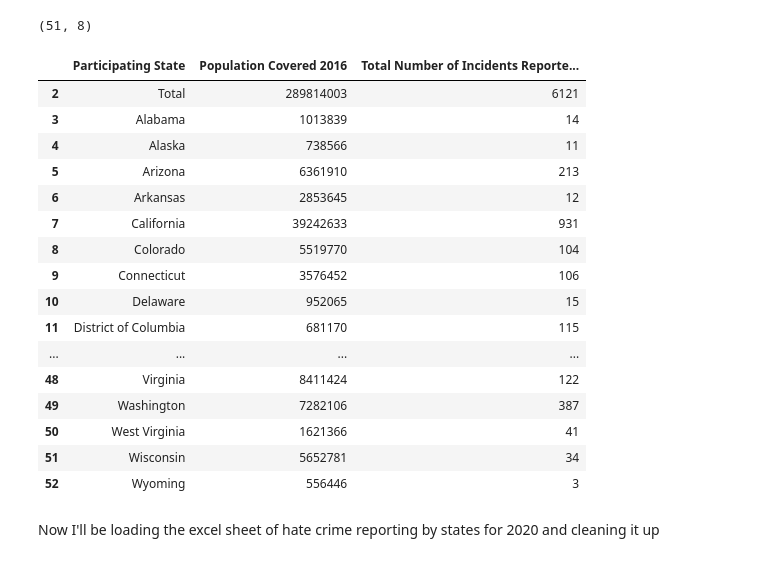
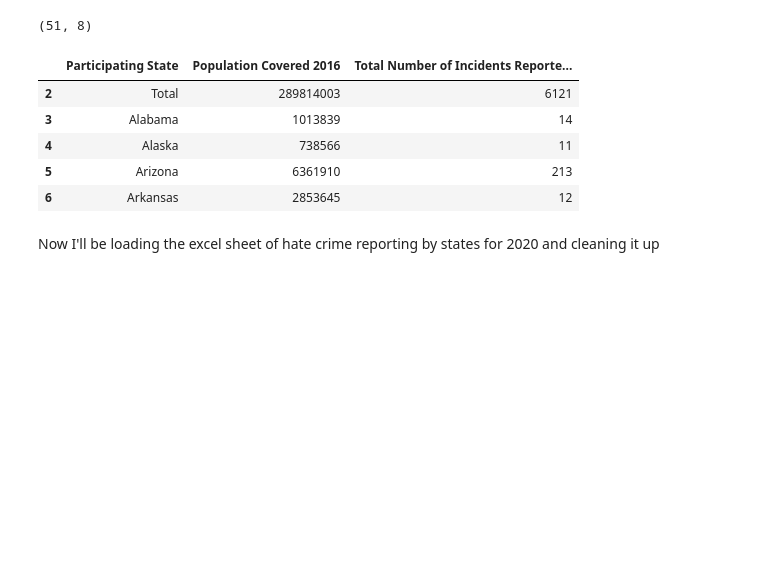
Before and after one commit to jaiduncan/HateCrimeStatistics2020, a Jupyter notebook: HateCrimes.ipynb, the cells around one changed output. Saved outputs shown, nothing was run; the diff lists cells and outputs as text; code cells hidden in the pictures; blank space fills up the shorter version.

```diff
--- a/HateCrimes.ipynb
+++ b/HateCrimes.ipynb
@@ -119,25 +135,16 @@ hc2016.shape
 # %% [output]
 (51, 8)
 # %%
-hc2016.drop(hc2016.columns[[1, 3, 5, 6, 7]], axis=1)
+hc16 = hc2016.drop(hc2016.columns[[1, 3, 5, 6, 7]], axis=1)
-# %% [output]
-|  | Participating State | Population Covered 2016 | Total Number of Incidents Reporte... |
-| 2 | Total | 289814003 | 6121 |
-| 3 | Alabama | 1013839 | 14 |
-| 4 | Alaska | 738566 | 11 |
-| 5 | Arizona | 6361910 | 213 |
-| 6 | Arkansas | 2853645 | 12 |
-| 7 | California | 39242633 | 931 |
-| 8 | Colorado | 5519770 | 104 |
-| 9 | Connecticut | 3576452 | 106 |
-| 10 | Delaware | 952065 | 15 |
-| 11 | District of Columbia | 681170 | 115 |
-| ... | ... | ... | ... |
-| 48 | Virginia | 8411424 | 122 |
-| 49 | Washington | 7282106 | 387 |
-| 50 | West Virginia | 1621366 | 41 |
-| 51 | Wisconsin | 5652781 | 34 |
-| 52 | Wyoming | 556446 | 3 |
+# %%
+hc16.head()
+# %% [output]
+|  | Participating State | Population Covered 2016 | Total Number of Incidents Reporte... |
+| 2 | Total | 289814003 | 6121 |
+| 3 | Alabama | 1013839 | 14 |
+| 4 | Alaska | 738566 | 11 |
+| 5 | Arizona | 6361910 | 213 |
+| 6 | Arkansas | 2853645 | 12 |
 # %% [markdown]
 Now I'll be loading the excel sheet of hate crime reporting by states for 2020 and cleaning it up
 # %%
```
Also changed, not shown: parts of 4 cells of this notebook.
